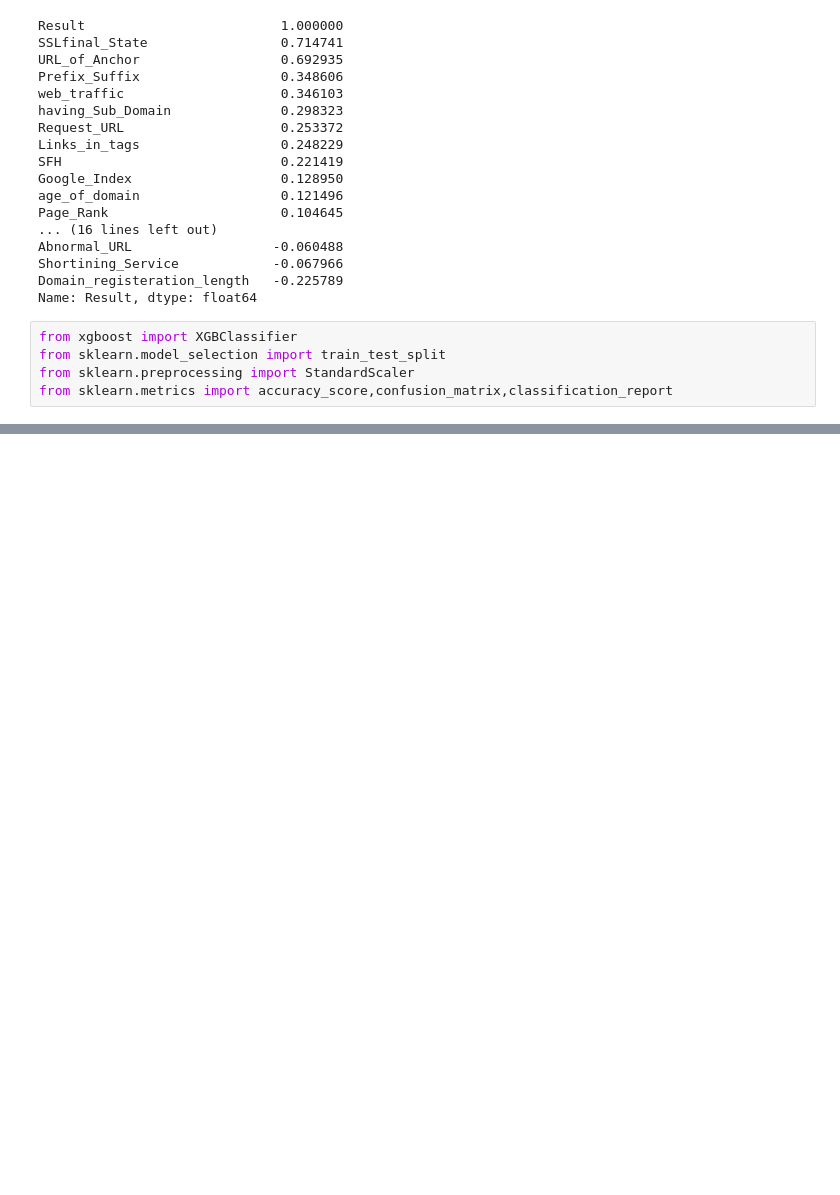
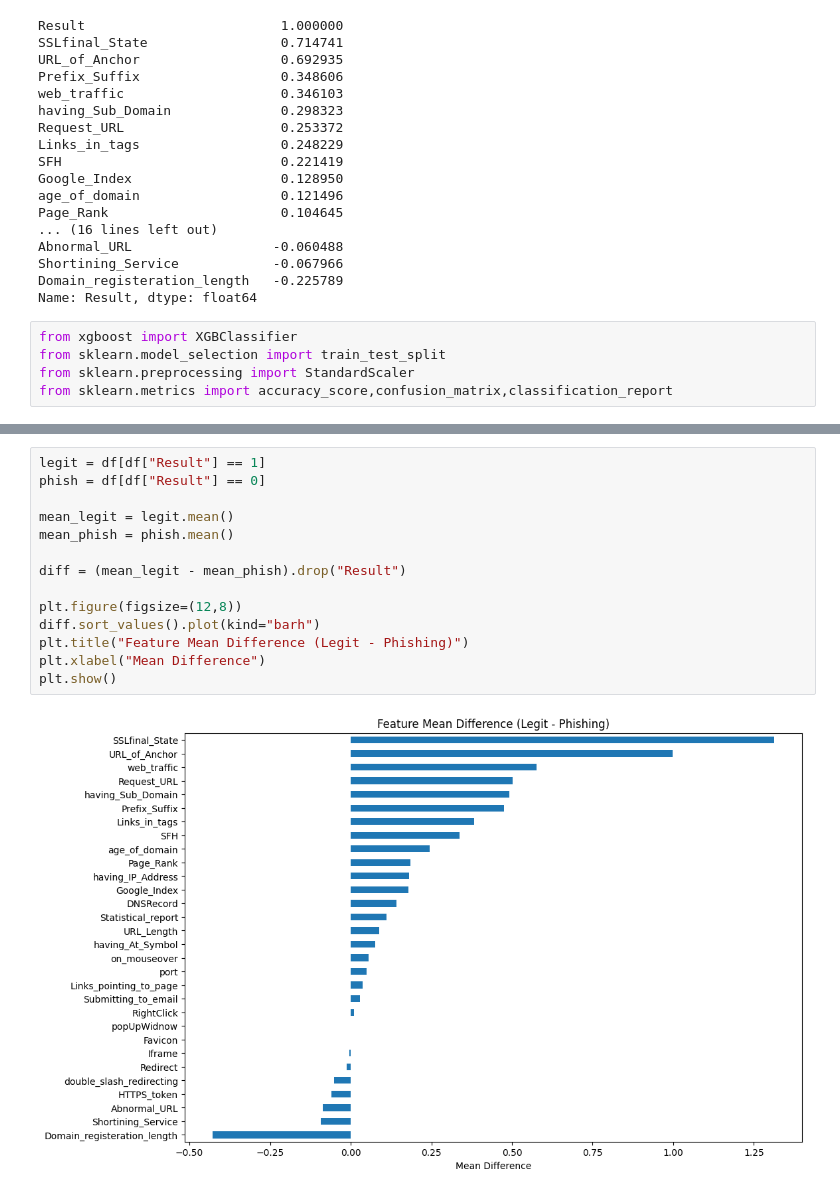
Before and after one commit to Aniruddha-code/phishing-website-detection, a Jupyter notebook: notebook/EDA.ipynb, the cells around one changed output, grey strips where cells are left out. Saved outputs shown, nothing was run; the diff lists cells and outputs as text; blank space fills up the shorter version.

```diff
--- a/notebook/EDA.ipynb
+++ b/notebook/EDA.ipynb
@@ -276,0 +394,16 @@ from sklearn.metrics import accuracy_score,confusion_matrix,classification_repor
+# %%
+legit = df[df["Result"] == 1]
+phish = df[df["Result"] == 0]
+
+mean_legit = legit.mean()
+mean_phish = phish.mean()
+
+diff = (mean_legit - mean_phish).drop("Result")
+
+plt.figure(figsize=(12,8))
+diff.sort_values().plot(kind="barh")
+plt.title("Feature Mean Difference (Legit - Phishing)")
+plt.xlabel("Mean Difference")
+plt.show()
+# %% [output]
+[figure, added]
```
Also changed, not shown: parts of 14 cells of this notebook, 3 other files.
